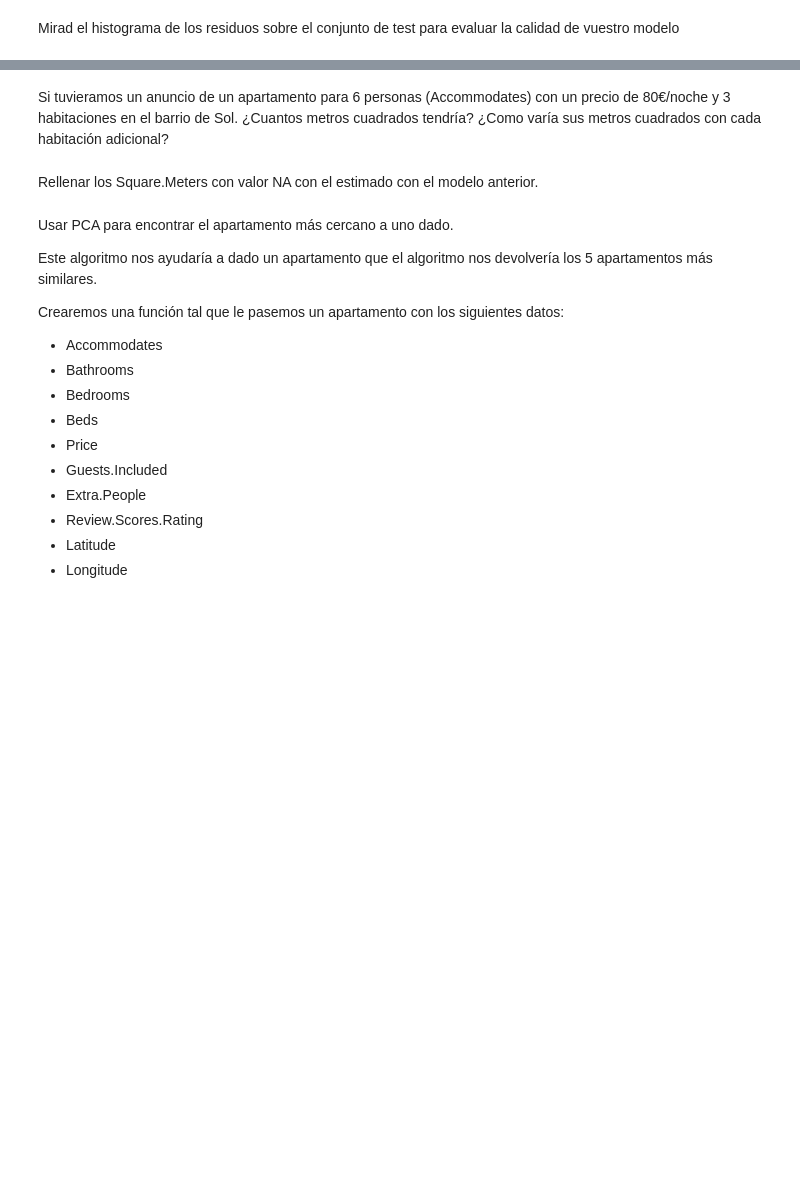
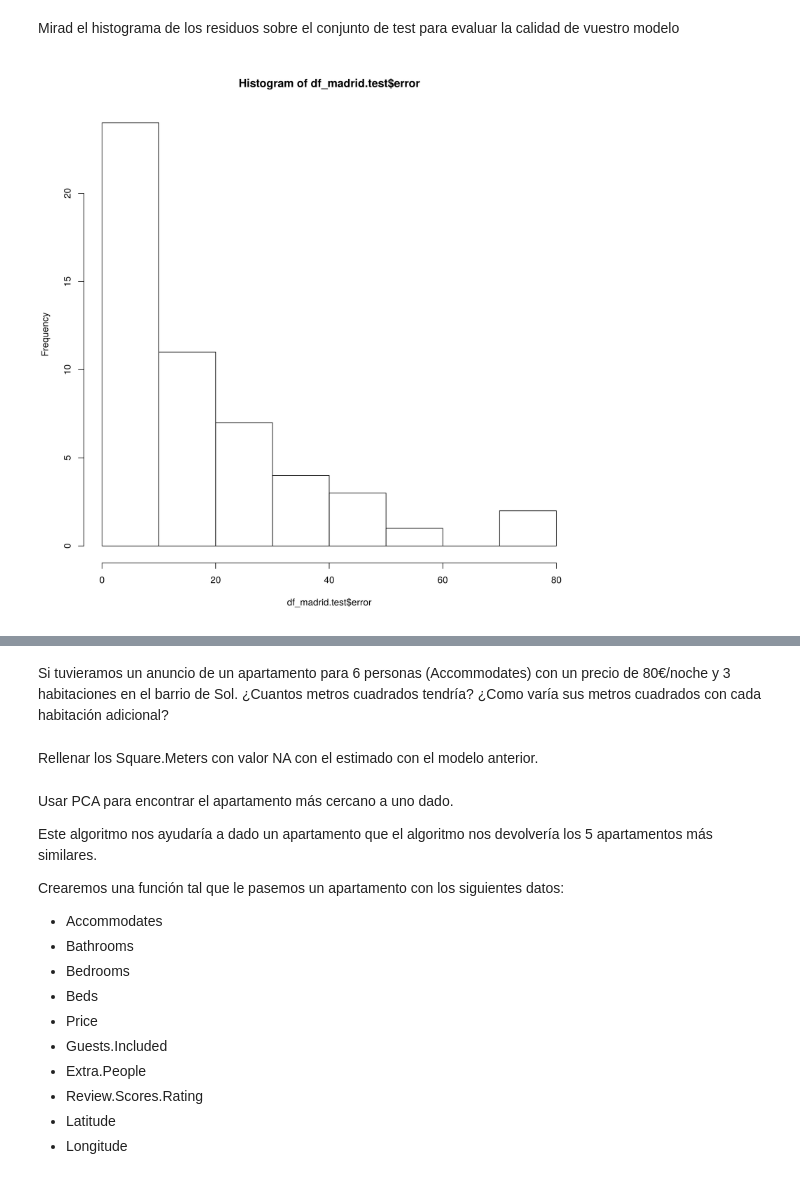
Before and after one commit to Inotist/proyect-bd-ml, a Jupyter notebook: Data Mining/0-Practica-NombreAlumno.ipynb, the cells around one changed output, grey strips where cells are left out. Drawn from its saved outputs; the diff is of its cells as text; code cells hidden in the pictures; blank space fills up the shorter version.

Commit message:
working with general linear model

```diff
--- a/Data Mining/0-Practica-NombreAlumno.ipynb
+++ b/Data Mining/0-Practica-NombreAlumno.ipynb
@@ -121,0 +130,10 @@ Tratamos de predecir los metros cuadrados en función del resto de columnas del
+# %%
+# Para estos grupos usaré un dataframe que no tenga valores NA
+complete_df_madrid <- df_madrid[complete.cases(df_madrid$Square.Meters),]
+
+idx <- sample(1:nrow(complete_df_madrid),nrow(complete_df_madrid)*0.7)
+df_madrid.train <- complete_df_madrid[idx,]
+df_madrid.test <- complete_df_madrid[-idx,]
+# %%
+model_df_madrid <- glm(Square.Meters~Bathrooms+Bedrooms+Accommodates+Price,data=df_madrid.train)
+summary(model_df_madrid)
@@ -122,2 +158,11 @@ Tratamos de predecir los metros cuadrados en función del resto de columnas del
+# %%
+df_madrid.test$Estimated.SqMet <- predict(model_df_madrid, df_madrid.test)
 # %% [markdown]
 Mirad el histograma de los residuos sobre el conjunto de test para evaluar la calidad de vuestro modelo
+# %%
+df_madrid.test$error <- NA
+df_madrid.test$error <- sqrt((as.numeric(df_madrid.test$Square.Meters)-as.numeric(df_madrid.test$Estimated.SqMet))^2)
+# %%
+hist(df_madrid.test$error)
+# %% [output]
+[figure, added]
```
Also changed, not shown: parts of 3 cells of this notebook.
